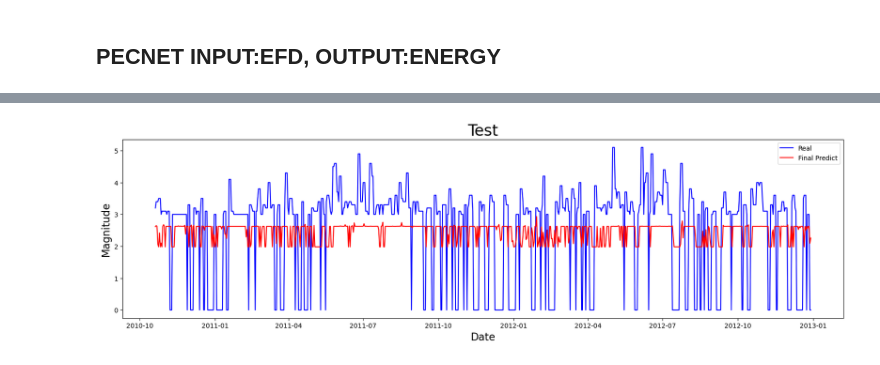
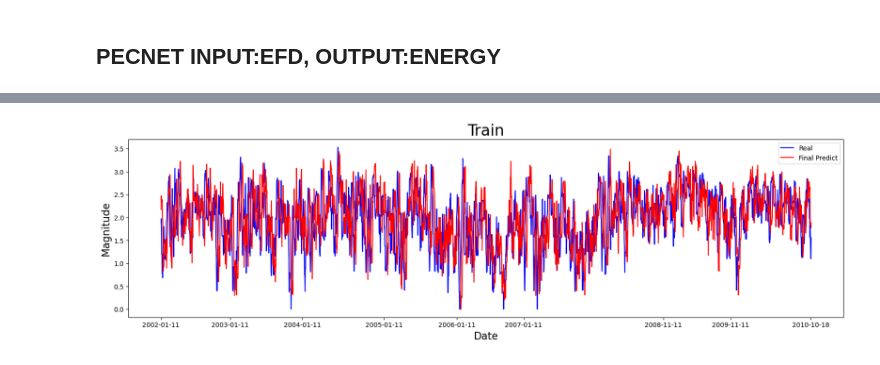
Before and after one commit to SrknMcT/ITUDeprem, a Jupyter notebook: PecnetExperiments/b-EFD to ER SAK Mag.ipynb, the cells around one changed output, grey strips where cells are left out. Saved outputs shown, nothing was run; the diff lists cells and outputs as text; code cells hidden in the pictures.

```diff
--- a/PecnetExperiments/b-EFD to ER SAK Mag.ipynb
+++ b/PecnetExperiments/b-EFD to ER SAK Mag.ipynb
@@ -121,7 +124,7 @@ for freq in freqs:
 
 freqs = ["22.5min", "3h","1d"]
 # %%
-split_idx = int(energy.shape[0] / 100 * 80)
+split_idx = int(mags.shape[0] / 100 * 80)
 print(split_idx)
 # %% [output]
 3213
@@ -198,7 +201,6 @@ nan_mask_train = nan_mask_train | np.isnan(X_train_3).any(axis=1)
 nan_mask_train = nan_mask_train | np.isnan(X_train_4).any(axis=1)
 nan_mask_train = nan_mask_train | np.isnan(X_train_5).any(axis=1)
 nan_mask_train = nan_mask_train | np.isnan(X_train_6).any(axis=1)
-nan_mask_train = nan_mask_train | np.isnan(X_train_7).any(axis=1)
 
 nan_mask_test = np.isnan(X_test).any(axis=1)
 nan_mask_test = nan_mask_test | np.isnan(X_test_2).any(axis=1)
@@ -206,7 +208,6 @@ nan_mask_test = nan_mask_test | np.isnan(X_test_3).any(axis=1)
 nan_mask_test = nan_mask_test | np.isnan(X_test_4).any(axis=1)
 nan_mask_test = nan_mask_test | np.isnan(X_test_5).any(axis=1)
 nan_mask_test = nan_mask_test | np.isnan(X_test_6).any(axis=1)
-nan_mask_test = nan_mask_test | np.isnan(X_test_7).any(axis=1)
 # %%
 #We will only use X_train and X_tests for efd
 #y values for energy
@@ -317,9 +316,9 @@ out_sixth = create_network(X_train_6, error_train_5, X_test_6, y_test, mean, Mod
 #Error Network
 
 ERROR_ALIGNMENT = 0
-ERROR_WINDOW_SIZE = 4
-X_train_error, y_train_error, mean_train_error = pc.prepare_error_data(np.append([0], error_train_6), ERROR_WINDOW_SIZE, normalize=True, fill=True)
-X_test_error, y_test_error, mean_test_error = pc.prepare_error_data(np.append([0], error_test_6), ERROR_WINDOW_SIZE, normalize=True, fill=True)
+ERROR_WINDOW_SIZE =64
+X_train_error, y_train_error, mean_train_error = pc.prepare_data(np.append([0], error_train_6), ERROR_WINDOW_SIZE,mean_window_size=ERROR_WINDOW_SIZE, normalize=True, fill=True,is_error_data=True)
+X_test_error, y_test_error, mean_test_error = pc.prepare_data(np.append([0], error_test_6), ERROR_WINDOW_SIZE,mean_window_size=ERROR_WINDOW_SIZE, normalize=True, fill=True,is_error_data=True)
 
 #Error network
 error_model = Model(X_train_error.shape, y_train_error.shape)
@@ -364,14 +363,18 @@ hist_final = final_model.fit_model(X_train_final, y_train_final, verbose=False)
 predict_train_final = final_model.predict(X_train_final).flatten()
 predict_test_final = final_model.predict(X_test_final).flatten()
 #Add mean
-#predict_train_final = predict_train_final + mean_7[:y_train.shape[0]]
-#predict_test_final = predict_test_final + mean_7[y_train.shape[0]:]
-#y_train_plot = y_train + mean_7[:y_train.shape[0]]
-#y_test_plot = y_test + mean_7[y_train.shape[0]:]
+predict_train_final = predict_train_final + mean_7[:y_train.shape[0]]
+predict_test_final = predict_test_final + mean_7[y_train.shape[0]:]
+y_train_plot = y_train + mean_7[:y_train.shape[0]]
+y_test_plot = y_test + mean_7[y_train.shape[0]:]
 
-predict_train_final = predict_train_final
-predict_test_final = predict_test_final
-y_train_plot = y_train
-y_test_plot = y_test
+# predict_train_final = predict_train_final
+# predict_test_final = predict_test_final
+# y_train_plot = y_train
+# y_test_plot = y_test
+
+
+predict_test_final=predict_test_final.clip(min=0)
+predict_train_final=predict_train_final.clip(min=0)
 # %% [output]
 87/87 [==============================] - 0s 1ms/step
@@ -404,11 +430,19 @@ plt.show()
 # %%
 plt.figure(figsize=(20,5), dpi=100)
-plt.title("Test", fontsize=24)
+plt.title("Train", fontsize=24)
 plt.xlabel("Date", fontsize=16)
 plt.ylabel("Magnitude", fontsize=16)
-plt.plot(energy["date"][ENERGY_SPLIT_INDEX:][~nan_mask_test].to_numpy(), y_test_plot, c='b', label="Real")
-plt.plot(energy["date"][ENERGY_SPLIT_INDEX:][~nan_mask_test].to_numpy(), predict_test_final, c='r', label="Final Predict")
+
+ticks = ["2002-01-11", "2003-01-11", "2004-01-11", "2005-01-11", "2006-01-11", "2007-01-11", "2008-11-11", "2009-11-11","2010-10-18"]
+labels = ["2002-01-11", "2003-01-11", "2004-01-11", "2005-01-11", "2006-01-11", "2007-01-11","2008-11-11","2009-11-11", "2010-10-18"]
+ax = plt.gca()
+
+plt.plot(mags["date"][:ENERGY_SPLIT_INDEX][~nan_mask_train].astype(str), y_train_plot, c='b', label="Real")
+plt.plot(mags["date"][:ENERGY_SPLIT_INDEX][~nan_mask_train].astype(str), predict_train_final, c='r', label="Final Predict")
 plt.legend()
+
+ax.set_xticks(ticks)
+ax.set_xticklabels(labels, rotation=0)
 plt.show()
 # %% [output]
-[figure, old version]
+[figure, new version]
```
Also changed, not shown: parts of 27 cells of this notebook, 1 other file.
